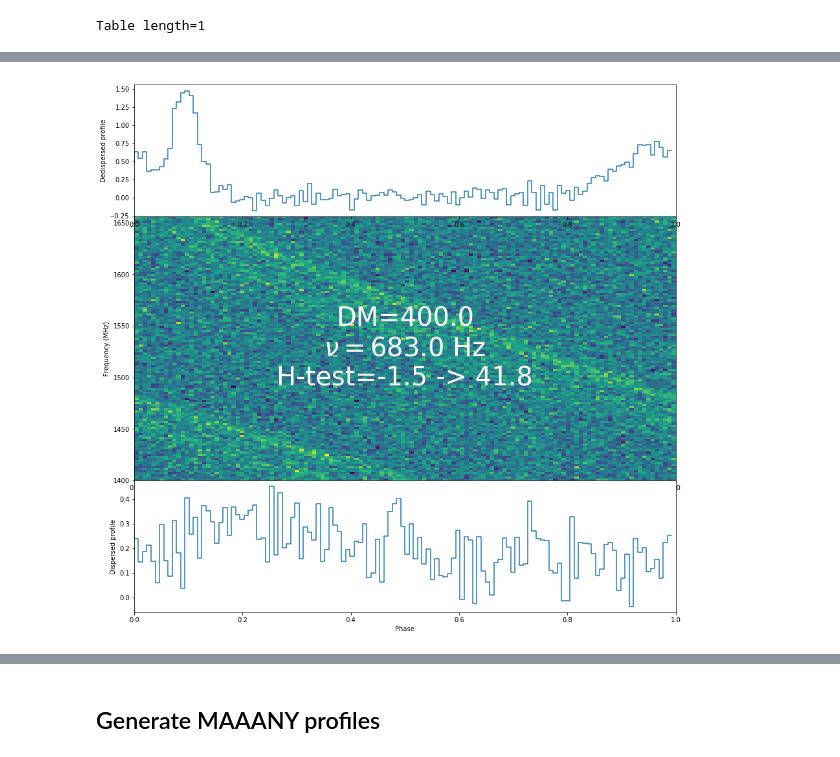
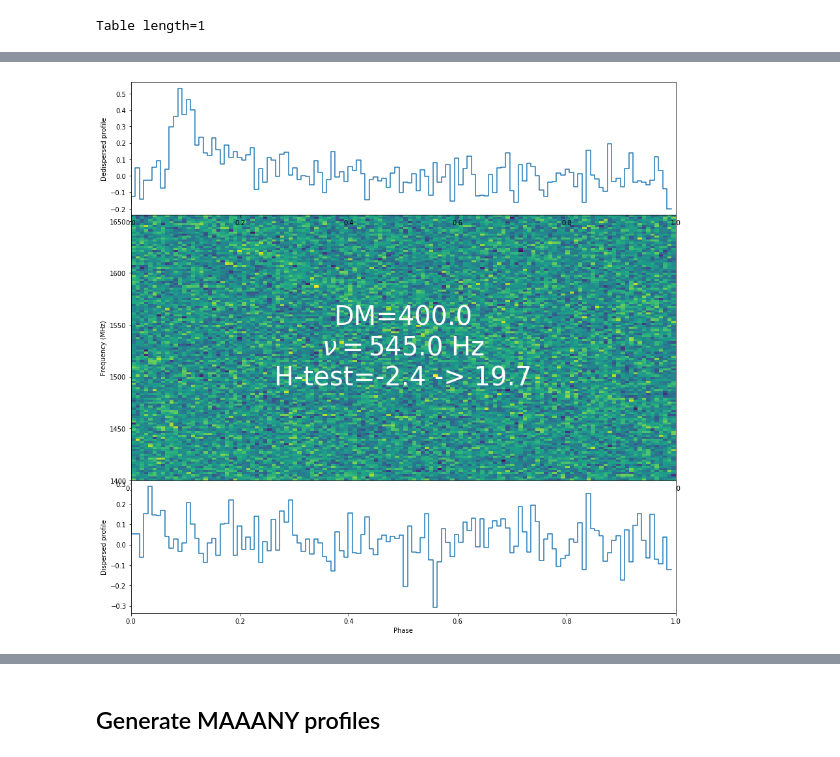
Before and after one commit to matteobachetti/CICLOPS_code, a Jupyter notebook: notebooks/Generate dispersed profiles.ipynb, the cells around one changed output, grey strips where cells are left out. Saved outputs shown, nothing was run; the diff lists cells and outputs as text; code cells hidden in the pictures.

```diff
--- a/notebooks/Generate dispersed profiles.ipynb
+++ b/notebooks/Generate dispersed profiles.ipynb
@@ -96,14 +93,44 @@ def generate_profile(total_phase, ngauss=None, ph0=0.1, amp=1, width=0.05):
     return lc
 # %%
 import inspect
+from dataclasses import dataclass
 from scipy.ndimage import gaussian_filter
+
+
+@dataclass
+class PulseInfo():
+    nbin = 0
+    nchan = 0
+    ph0 = None
+    amp = None
+    width = None
+    noise_level = None
+    dm = None
+    pulse_freq = None
+    dedisp_profile = None
+    allprofs = None
+    disp_profile = None
+
+    disp_z2 = None
+    disp_z6 = None
+    disp_z12 = None
+    disp_z20 = None
+    disp_H = None
+
+    dedisp_z2 = None
+    dedisp_z6 = None
+    dedisp_z12 = None
+    dedisp_z20 = None
+    dedisp_H = None
+
+
 def generate_dispersed_profile(pulse_freq=500, start_freq=1400, bandwidth=258,
                                nchan=128, dm=None, amp=None, width=None,
                                ph0=None, nbin=128, noise_level=None):
 
     local_vars = locals()
 
-    info = type('info', (object,), {})
+    info = PulseInfo()
     for a, v in local_vars.items():
         setattr(info, a, v)
 
@@ -204,7 +231,7 @@ def plot_profile(info):
 # %%
 start_freq=1400
 bandwidth=256
-pulse_freq = None
+pulse_freq = 545
 
 info = generate_dispersed_profile(pulse_freq=pulse_freq,
                                   start_freq=start_freq,
@@ -222,4 +249,4 @@ Table length=1
-[figure, old version]
+[figure, new version]
 # %%
 info = generate_dispersed_profile(pulse_freq=pulse_freq,
                                   start_freq=start_freq,
```
Also changed, not shown: parts of 13 cells of this notebook.
